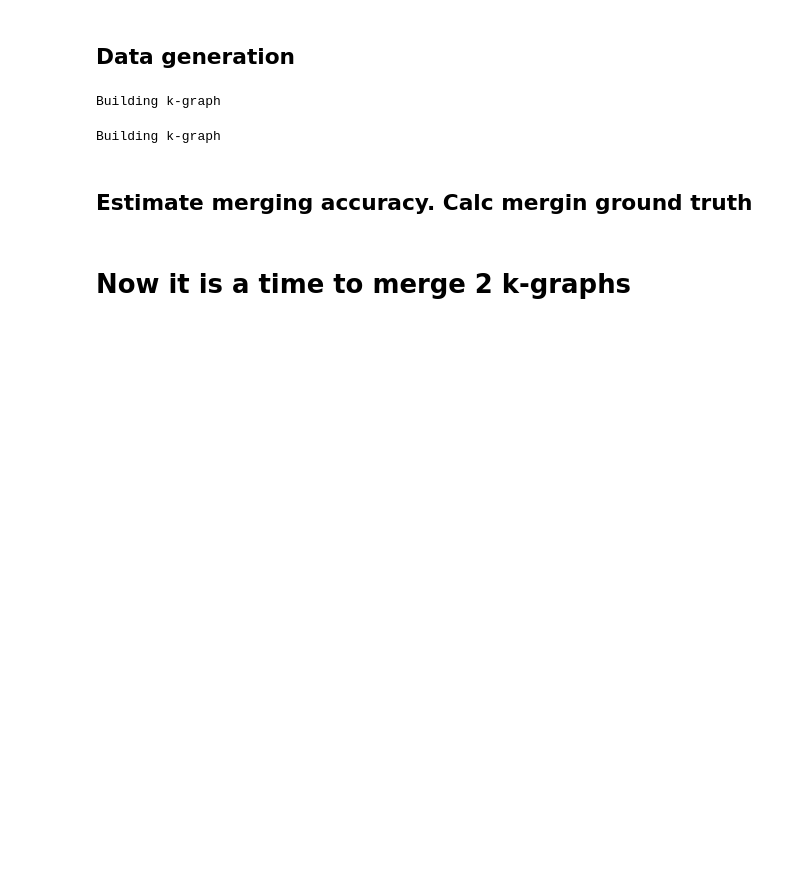
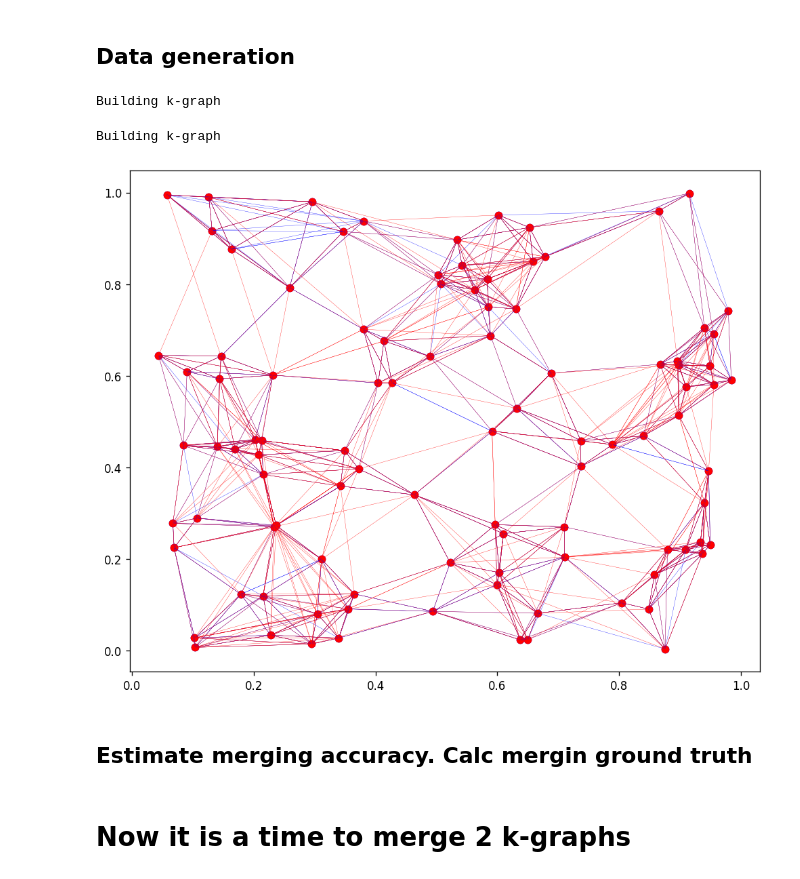
Before and after one commit to yugabyte/merging-navigable-graphs, a Jupyter notebook: merge-k-graphs.ipynb, the cells around one changed output. Saved outputs shown, nothing was run; the diff lists cells and outputs as text; code cells hidden in the pictures; blank space fills up the shorter version.

Commit message:
build approximation delone graph with pluguble neighborhood construction procedure

```diff
--- a/merge-k-graphs.ipynb
+++ b/merge-k-graphs.ipynb
@@ -12,8 +37,8 @@ from heapq import heapify, heappop, heappush, heapreplace, nlargest, nsmallest
 def l2_distance(a, b):
     return np.linalg.norm(a - b)
 
-class KGraph(object):
-    def __init__(self, k, dim, dist_func, data):
+class DeloneApproximationGraph(object):
+    def __init__(self, k, dim, dist_func, neigborhood_construction, data):
         self.distance_func = dist_func
         self.k = k
         self.dim = dim
@@ -24,7 +49,12 @@ class KGraph(object):
         print('Building k-graph')
         self.edges = []
         for x in tqdm(self.data):
-            self.edges.append(self.brute_force_knn_search(self.k+1, x)[1:])
+            candidates = self.brute_force_knn_search(2*k+1, x)[1:]
+
+            neighborhood = neigborhood_construction(candidates, x, k, dist_func, self.data)
+            self.edges.append(neighborhood)
+
+
         self.reset_counters()
 
     def beam_search(self, q, k, eps, ef, ax=None, marker_size=20, observed=False):
@@ -109,7 +139,7 @@ class KGraph(object):
     def plot_graph(self, ax, color, linewidth=0.5):
         ax.scatter(self.data[:, 0], self.data[:, 1], c=color)
         for i in range(len(self.data)):
-            for edge_end in self.edges[i]:
+            for edge_end, dist in self.edges[i]:
                 ax.plot( [self.data[i][0], self.data[edge_end][0]], [self.data[i][1], self.data[edge_end][1]], c=color, linewidth=linewidth )
 # %% [markdown]
 ## Data generation
@@ -120,16 +150,22 @@ data_a = np.array(np.float32(np.random.random((n, dim))))
 data_b = np.array(np.float32(np.random.random((n, dim))))
 # %%
 k = 7
-kga = KGraph(k=k, dim=dim, dist_func=l2_distance, data=data_a)
-kgb = KGraph(k=k, dim=dim, dist_func=l2_distance, data=data_b)
+kga_k = DeloneApproximationGraph(k=k, dim=dim, dist_func=l2_distance,  neigborhood_construction = k_closest, data=data_a)
+kga_h = DeloneApproximationGraph(k=k, dim=dim, dist_func=l2_distance,  neigborhood_construction = heuristic, data=data_a)
+# kgb = DeloneApproximationGraph(k=k, dim=dim, dist_func=l2_distance,  neigborhood_construction = k_closest, data=data_b)
 # %% [output]
 Building k-graph
 Building k-graph
 # %%
-# fig, ax = plt.subplots(figsize=(10, 8), dpi=120)
+fig, ax = plt.subplots(figsize=(10, 8), dpi=120)
+kga_k.plot_graph(ax, color='blue', linewidth=0.2)
+kga_h.plot_graph(ax, color='red', linewidth=0.2)
+
 # kga.plot_graph(ax, color='blue', linewidth=0.2)
 # kgb.plot_graph(ax, color='green', linewidth=0.2)
 # candidates_2 = kgb.beam_search(q=kgb.data[6], k=5, eps=[0,50,100,150], ef=5, ax=ax, marker_size=30, )
+# %% [output]
+[figure, added]
 # %% [markdown]
 ## Estimate merging accuracy. Calc mergin ground truth
 # %%
```
Also changed, not shown: parts of 6 cells of this notebook.
